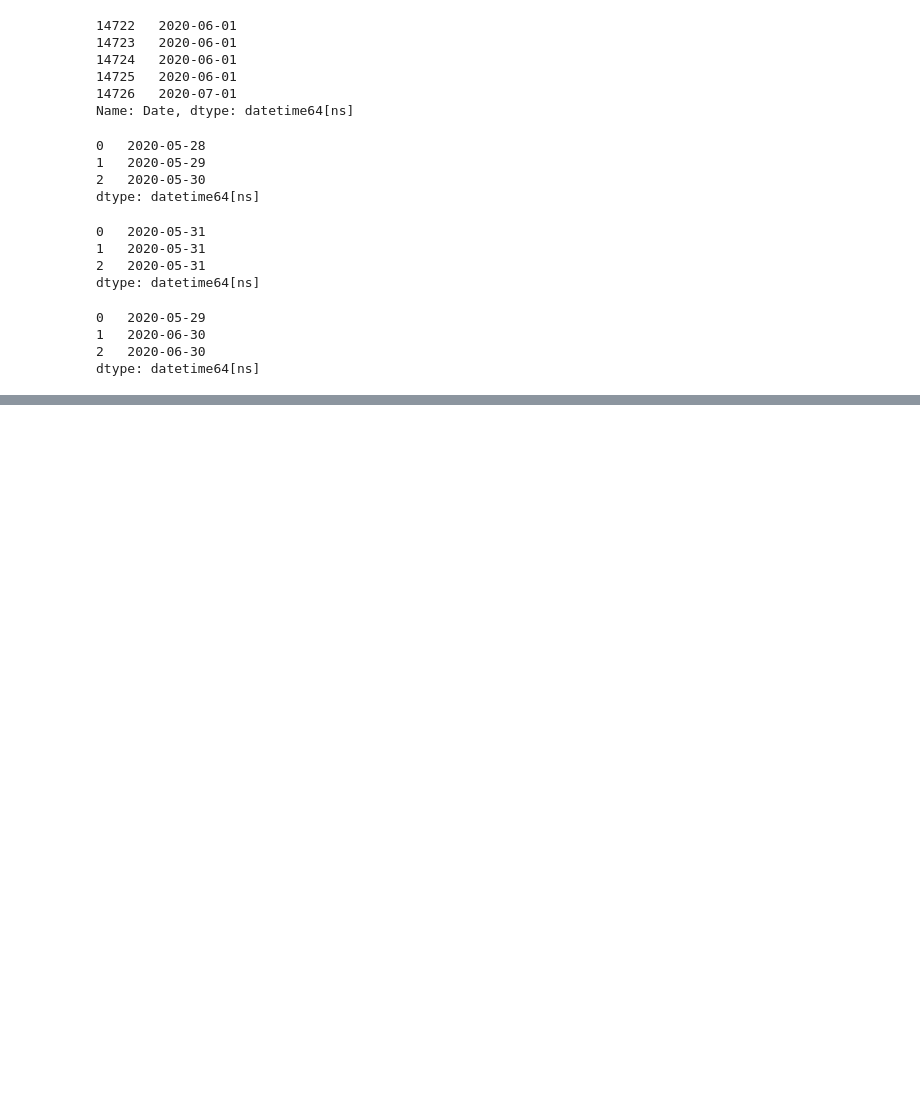
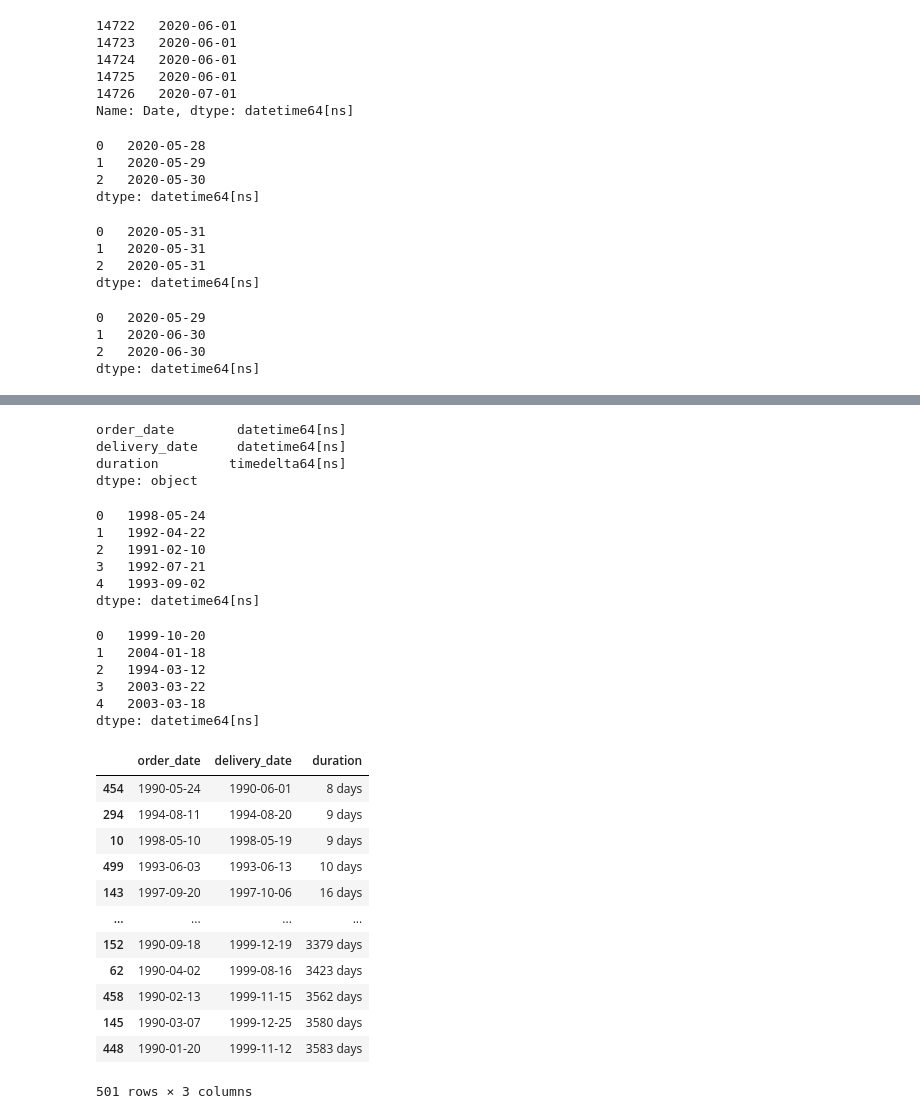
Before and after one commit to ljyGmail/pandas_in_action, a Jupyter notebook: ch11_working_with_dates_and_times.ipynb, the cells around one changed output, grey strips where cells are left out. Saved outputs shown, nothing was run; the diff lists cells and outputs as text; code cells hidden in the pictures; blank space fills up the shorter version.

Commit message:
11.7 the Timedelta object

```diff
--- a/ch11_working_with_dates_and_times.ipynb
+++ b/ch11_working_with_dates_and_times.ipynb
@@ -531,0 +563,3 @@ dtype: datetime64[ns]
+# %%
+deliveries = pd.read_csv("data/ch11/deliveries.csv")
+deliveries.head()
@@ -531,0 +579,12 @@ dtype: datetime64[ns]
+# %%
+deliveries["order_date"] = pd.to_datetime(
+    deliveries["order_date"]
+)
+
+deliveries["delivery_date"] = pd.to_datetime(
+    deliveries["delivery_date"]
+)
+# %%
+# a more scalable solution is to iterate over the column names with a for loop.
+for column in ["order_date", "delivery_date"]:
+    deliveries[column] = pd.to_datetime(deliveries[column])
@@ -531,0 +615,6 @@ dtype: datetime64[ns]
+# %%
+deliveries["duration"] = (
+    deliveries["delivery_date"] - deliveries["order_date"]
+)
+
+deliveries.head()
@@ -531,0 +628,41 @@ dtype: datetime64[ns]
+# %%
+deliveries.dtypes
+# %% [output]
+order_date        datetime64[ns]
+delivery_date     datetime64[ns]
+duration         timedelta64[ns]
+dtype: object
+# %%
+(deliveries["delivery_date"] - deliveries["duration"]).head()
+# %% [output]
+0   1998-05-24
+1   1992-04-22
+2   1991-02-10
+3   1992-07-21
+4   1993-09-02
+dtype: datetime64[ns]
+# %%
+(deliveries["delivery_date"] + deliveries["duration"]).head()
+# %% [output]
+0   1999-10-20
+1   2004-01-18
+2   1994-03-12
+3   2003-03-22
+4   2003-03-18
+dtype: datetime64[ns]
+# %%
+deliveries.sort_values("duration")
+# %% [output]
+|  | order_date | delivery_date | duration |
+| 454 | 1990-05-24 | 1990-06-01 | 8 days |
+| 294 | 1994-08-11 | 1994-08-20 | 9 days |
+| 10 | 1998-05-10 | 1998-05-19 | 9 days |
+| 499 | 1993-06-03 | 1993-06-13 | 10 days |
+| 143 | 1997-09-20 | 1997-10-06 | 16 days |
+| ... | ... | ... | ... |
+| 152 | 1990-09-18 | 1999-12-19 | 3379 days |
+| 62 | 1990-04-02 | 1999-08-16 | 3423 days |
+| 458 | 1990-02-13 | 1999-11-15 | 3562 days |
+| 145 | 1990-03-07 | 1999-12-25 | 3580 days |
+| 448 | 1990-01-20 | 1999-11-12 | 3583 days |
+501 rows × 3 columns
```
Also changed, not shown: parts of 18 cells of this notebook.
